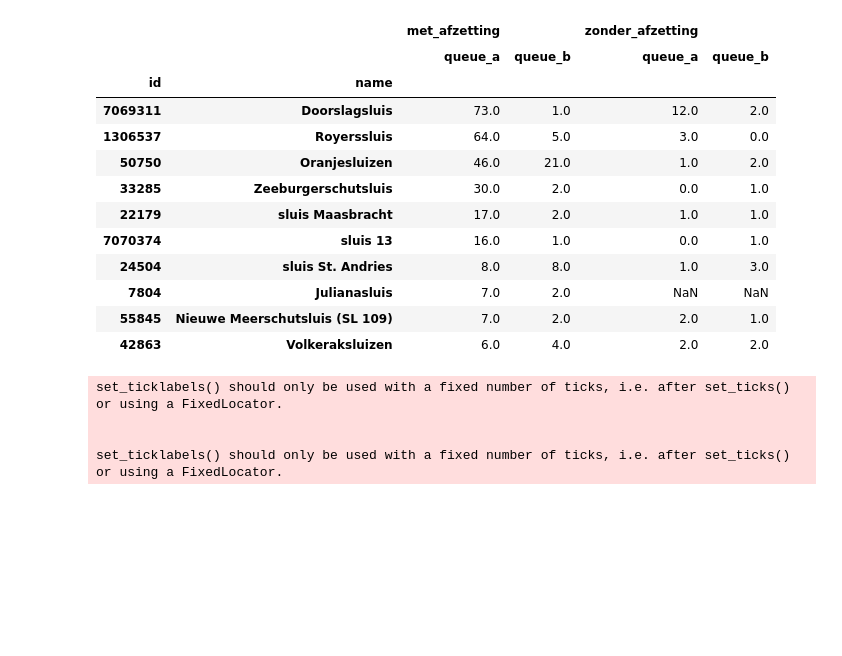
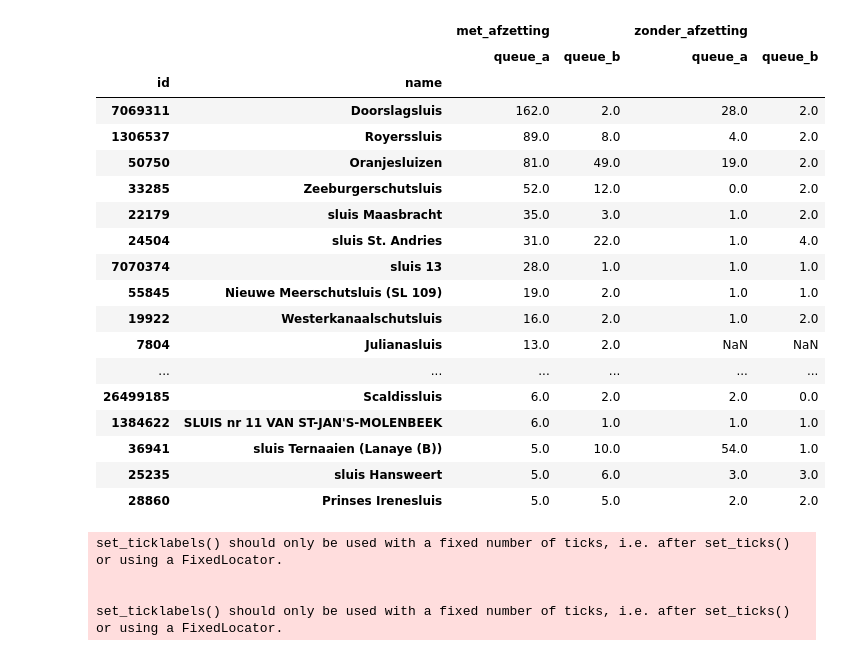
Before and after one commit to Deltares-research/digitaltwin-waterway, a Jupyter notebook: notebooks/ivs/analysis_lock_waiting_times.ipynb, the cells around one changed output. Drawn from its saved outputs; the diff is of its cells as text; code cells hidden in the pictures; blank space fills up the shorter version.

```diff
--- a/notebooks/ivs/analysis_lock_waiting_times.ipynb
+++ b/notebooks/ivs/analysis_lock_waiting_times.ipynb
@@ -17,24 +11,31 @@ locks_gdf[locks_gdf.Name.str.contains('Andries')]
 # %%
 queues_met_afzetting = df_met_afzetting[['name', 'queue_a', 'queue_b']].groupby('name').max()
 queues_zonder_afzetting = df_zonder_afzetting[['name', 'queue_a', 'queue_b']].groupby('name').max()
-queues_all = pd.concat([queues_met_afzetting, queues_zonder_afzetting], axis=1, keys=['met_afzetting', 'zonder_afzetting']).sort_values(by=[('met_afzetting', 'queue_a'), ('met_afzetting', 'queue_b')], ascending=False).head(10)
+queues_all = pd.concat([queues_met_afzetting, queues_zonder_afzetting], axis=1, keys=['met_afzetting', 'zonder_afzetting']).sort_values(by=[('met_afzetting', 'queue_a'), ('met_afzetting', 'queue_b')], ascending=False).head(20)
 queues_all.index = [queues_all.index, queues_all.index.map(locks_gdf_dict)]
 queues_all.index.names = ['id', 'name']
+namen = queues_all.index.get_level_values('name')
 queues_all
 # %% [output]
 |  |  | met_afzetting |  | zonder_afzetting |  |
 |  |  | queue_a | queue_b | queue_a | queue_b |
 | id | name |  |  |  |  |
-| 7069311 | Doorslagsluis | 73.0 | 1.0 | 12.0 | 2.0 |
-| 1306537 | Royerssluis | 64.0 | 5.0 | 3.0 | 0.0 |
-| 50750 | Oranjesluizen | 46.0 | 21.0 | 1.0 | 2.0 |
-| 33285 | Zeeburgerschutsluis | 30.0 | 2.0 | 0.0 | 1.0 |
-| 22179 | sluis Maasbracht | 17.0 | 2.0 | 1.0 | 1.0 |
-| 7070374 | sluis 13 | 16.0 | 1.0 | 0.0 | 1.0 |
-| 24504 | sluis St. Andries | 8.0 | 8.0 | 1.0 | 3.0 |
-| 7804 | Julianasluis | 7.0 | 2.0 | NaN | NaN |
-| 55845 | Nieuwe Meerschutsluis (SL 109) | 7.0 | 2.0 | 2.0 | 1.0 |
-| 42863 | Volkeraksluizen | 6.0 | 4.0 | 2.0 | 2.0 |
+| 7069311 | Doorslagsluis | 162.0 | 2.0 | 28.0 | 2.0 |
+| 1306537 | Royerssluis | 89.0 | 8.0 | 4.0 | 2.0 |
+| 50750 | Oranjesluizen | 81.0 | 49.0 | 19.0 | 2.0 |
+| 33285 | Zeeburgerschutsluis | 52.0 | 12.0 | 0.0 | 2.0 |
+| 22179 | sluis Maasbracht | 35.0 | 3.0 | 1.0 | 2.0 |
+| 24504 | sluis St. Andries | 31.0 | 22.0 | 1.0 | 4.0 |
+| 7070374 | sluis 13 | 28.0 | 1.0 | 1.0 | 1.0 |
+| 55845 | Nieuwe Meerschutsluis (SL 109) | 19.0 | 2.0 | 1.0 | 1.0 |
+| 19922 | Westerkanaalschutsluis | 16.0 | 2.0 | 1.0 | 2.0 |
+| 7804 | Julianasluis | 13.0 | 2.0 | NaN | NaN |
+| ... | ... | ... | ... | ... | ... |
+| 26499185 | Scaldissluis | 6.0 | 2.0 | 2.0 | 0.0 |
+| 1384622 | SLUIS nr 11 VAN ST-JAN'S-MOLENBEEK | 6.0 | 1.0 | 1.0 | 1.0 |
+| 36941 | sluis Ternaaien (Lanaye (B)) | 5.0 | 10.0 | 54.0 | 1.0 |
+| 25235 | sluis Hansweert | 5.0 | 6.0 | 3.0 | 3.0 |
+| 28860 | Prinses Irenesluis | 5.0 | 5.0 | 2.0 | 2.0 |
 # %%
 import matplotlib.pyplot as plt
 lock = 7069311
```
Also changed, not shown: parts of 1 cell of this notebook, 2 other files.
